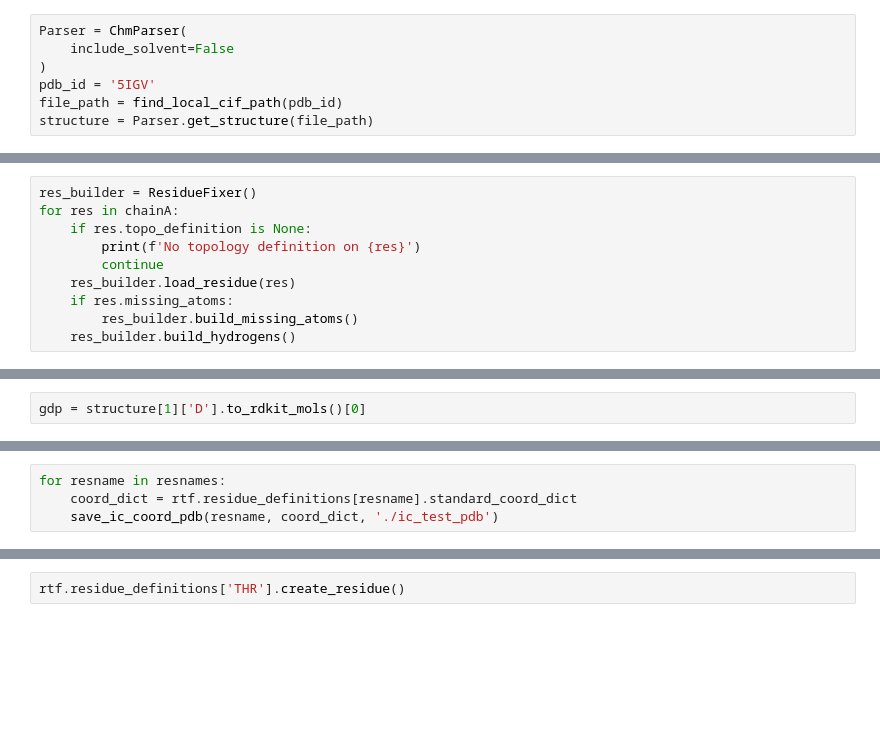
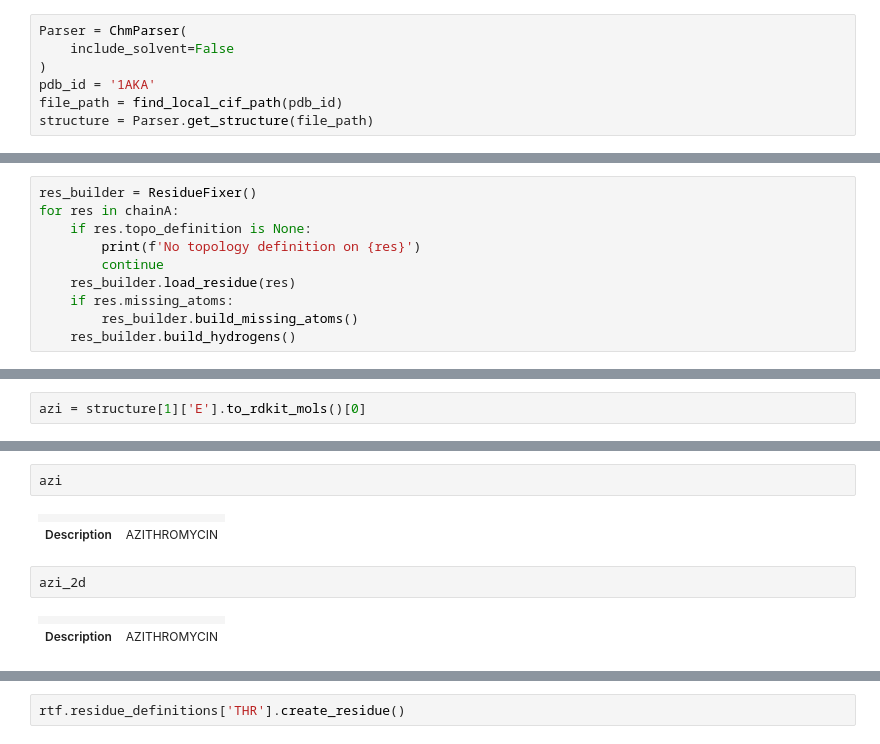
Before and after one commit to BrooksResearchGroup-UM/crimm, a Jupyter notebook: charmm_rtf.ipynb, the cells around one changed output, grey strips where cells are left out. Drawn from its saved outputs; the diff is of its cells as text; blank space fills up the shorter version.

```diff
--- a/charmm_rtf.ipynb
+++ b/charmm_rtf.ipynb
@@ -40,7 +42,7 @@ rtf = RTFParser('./data/toppar/top_all36_2_prot.rtf')
 Parser = ChmParser(
     include_solvent=False
 )
-pdb_id = '5IGV'
+pdb_id = '1AKA'
 file_path = find_local_cif_path(pdb_id)
 structure = Parser.get_structure(file_path)
 # %%
@@ -71,3 +91,3 @@ NGLWidget()
 # %%
-gdp = structure[1]['D'].to_rdkit_mols()[0]
+azi = structure[1]['E'].to_rdkit_mols()[0]
 # %% [output]
@@ -108,4 +103,10 @@ def save_ic_coord_pdb(resname, coord_dict, path):
-# %%
-for resname in resnames:
-    coord_dict = rtf.residue_definitions[resname].standard_coord_dict
-    save_ic_coord_pdb(resname, coord_dict, './ic_test_pdb')
+# %%
+azi
+# %% [output]
+|  |  |
+| Description | AZITHROMYCIN |
+# %%
+azi_2d
+# %% [output]
+|  |  |
+| Description | AZITHROMYCIN |
```
Also changed, not shown: parts of 13 cells of this notebook, 9 other files.
